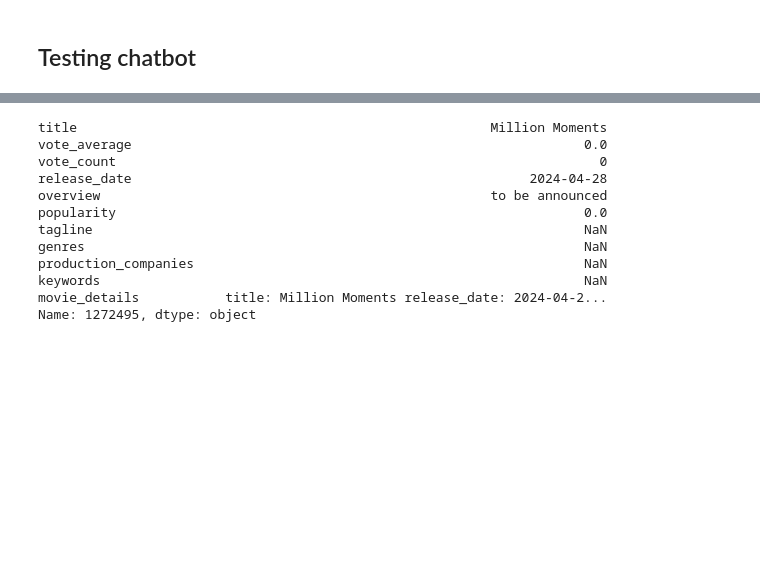
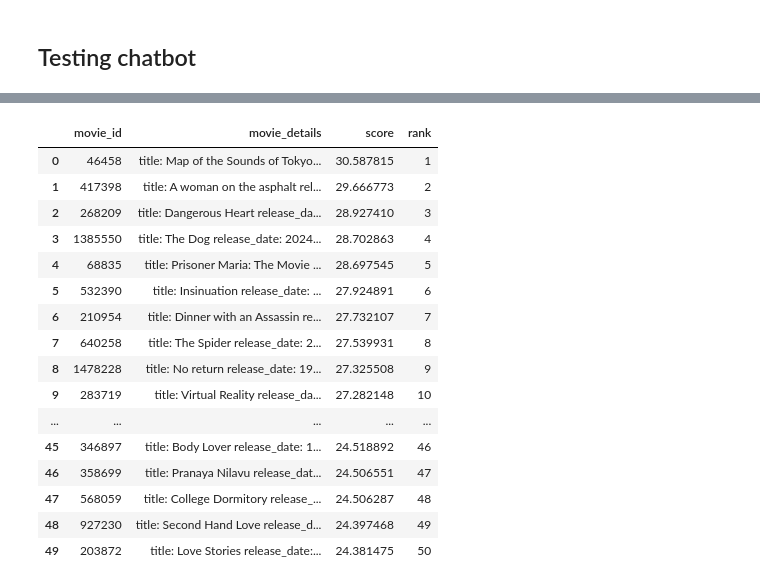
Before and after one commit to Adham2002/WhatMovie, a Jupyter notebook: test_chatbot.ipynb, the cells around one changed output, grey strips where cells are left out. Saved outputs shown, nothing was run; the diff lists cells and outputs as text; code cells hidden in the pictures; blank space fills up the shorter version.

Commit message:
On demand BigQuery hybrid search implemented to replace VertexAI hybrid search

```diff
--- a/test_chatbot.ipynb
+++ b/test_chatbot.ipynb
@@ -22,18 +23,14 @@ with open(config_path, 'r') as f:
 # Initialise constants
 PROJECT_ID = config['PROJECT_ID']
 LOCATION = config['LOCATION']
-INDEX_ENDPOINT_ID = config['INDEX_ENDPOINT_ID']
-DEPLOYED_INDEX_ID = config['DEPLOYED_INDEX_NAME']
 
-# Initialize Vertex AI and Gemini SDK
-#aiplatform.init(project = PROJECT_ID, location = LOCATION)
-client = genai.Client(vertexai = True, project = PROJECT_ID, location = LOCATION)
+# Initialize Vertex AI, Gemini SDK and BigQuery
+genai_client = genai.Client(vertexai = True, project = PROJECT_ID, location = LOCATION)
+bq_client = bigquery.Client()
 
 
 print(f"Project ID: {PROJECT_ID}")
 print(f"Region: {LOCATION}")
-print(f"Index endpoint ID : {INDEX_ENDPOINT_ID}")
-print(f"Deployed Index name: {DEPLOYED_INDEX_ID}")
 # %% [output]
 Project ID: synthetic-diode-459014-v9
 Region: europe-west1
@@ -74,4 +47,9 @@ sample
 import importlib
 import movie_bot
 importlib.reload(movie_bot)
-from movie_bot import MovieBot, genai, aiplatform
+from movie_bot import MovieChat, genai, bigquery
+
+chat = MovieChat(
+    genai_client = genai_client,
+    bq_client = bq_client,
+)
@@ -100,15 +78,22 @@ search_results
-# %%
-sample.loc[1272495]
-# %% [output]
-title                                                     Million Moments
-vote_average                                                          0.0
-vote_count                                                              0
-release_date                                                   2024-04-28
-overview                                                  to be announced
-popularity                                                            0.0
-tagline                                                               NaN
-genres                                                                NaN
-production_companies                                                  NaN
-keywords                                                              NaN
-movie_details           title: Million Moments release_date: 2024-04-2...
-Name: 1272495, dtype: object
+# %%
+keyword_results = chat.query_sparse_index("Spanish movie about a woman who is saved from a drug dealer by an assassin who falls in love with her")
+keyword_results['rank'] = keyword_results.index + 1
+keyword_results
+# %% [output]
+|  | movie_id | movie_details | score | rank |
+| 0 | 46458 | title: Map of the Sounds of Tokyo... | 30.587815 | 1 |
+| 1 | 417398 | title: A woman on the asphalt rel... | 29.666773 | 2 |
+| 2 | 268209 | title: Dangerous Heart release_da... | 28.927410 | 3 |
+| 3 | 1385550 | title: The Dog release_date: 2024... | 28.702863 | 4 |
+| 4 | 68835 | title: Prisoner Maria: The Movie ... | 28.697545 | 5 |
+| 5 | 532390 | title: Insinuation release_date: ... | 27.924891 | 6 |
+| 6 | 210954 | title: Dinner with an Assassin re... | 27.732107 | 7 |
+| 7 | 640258 | title: The Spider release_date: 2... | 27.539931 | 8 |
+| 8 | 1478228 | title: No return release_date: 19... | 27.325508 | 9 |
+| 9 | 283719 | title: Virtual Reality release_da... | 27.282148 | 10 |
+| ... | ... | ... | ... | ... |
+| 45 | 346897 | title: Body Lover release_date: 1... | 24.518892 | 46 |
+| 46 | 358699 | title: Pranaya Nilavu release_dat... | 24.506551 | 47 |
+| 47 | 568059 | title: College Dormitory release_... | 24.506287 | 48 |
+| 48 | 927230 | title: Second Hand Love release_d... | 24.397468 | 49 |
+| 49 | 203872 | title: Love Stories release_date:... | 24.381475 | 50 |
```
Also changed, not shown: parts of 10 cells of this notebook, 21 other files.
